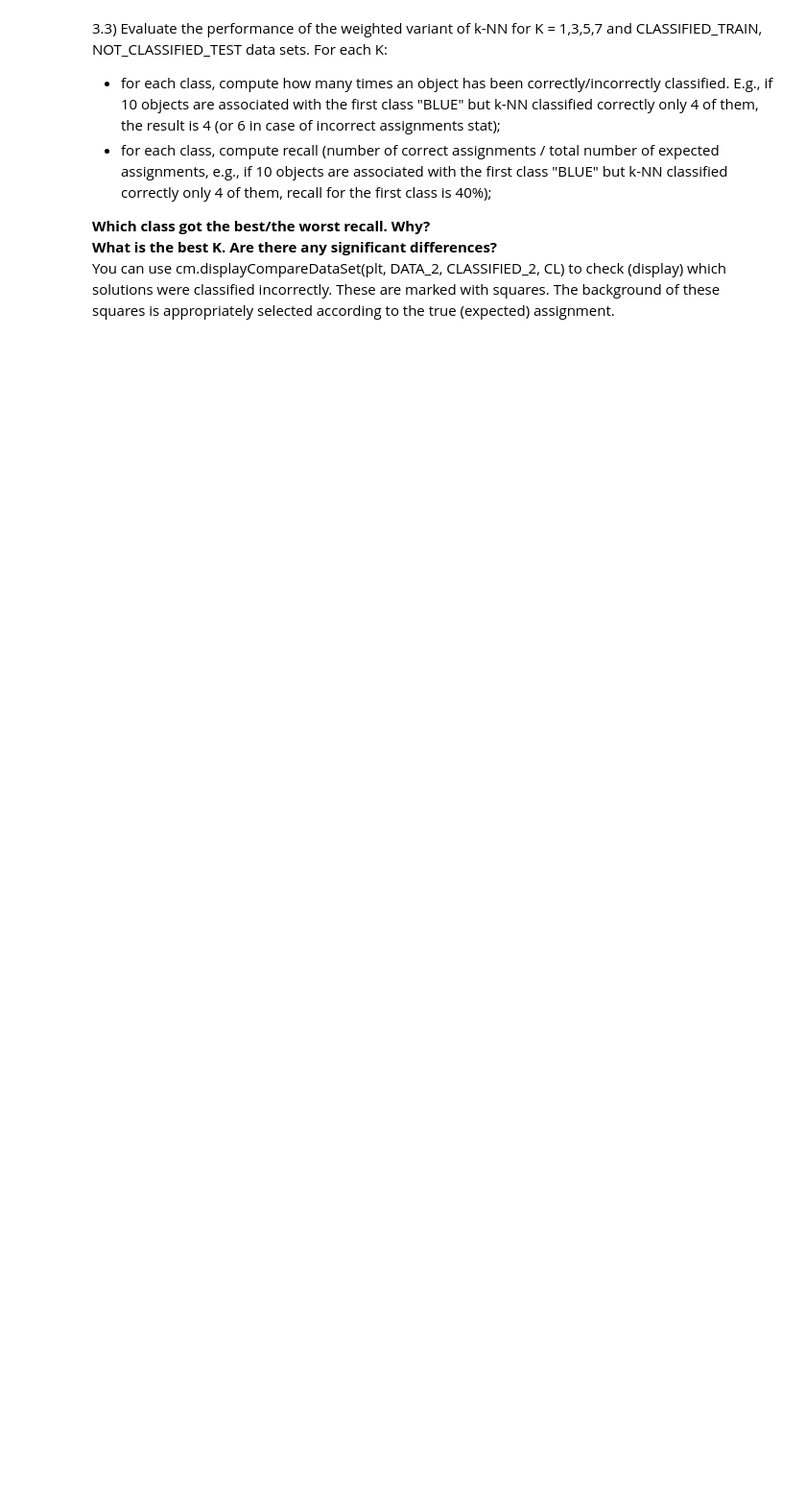
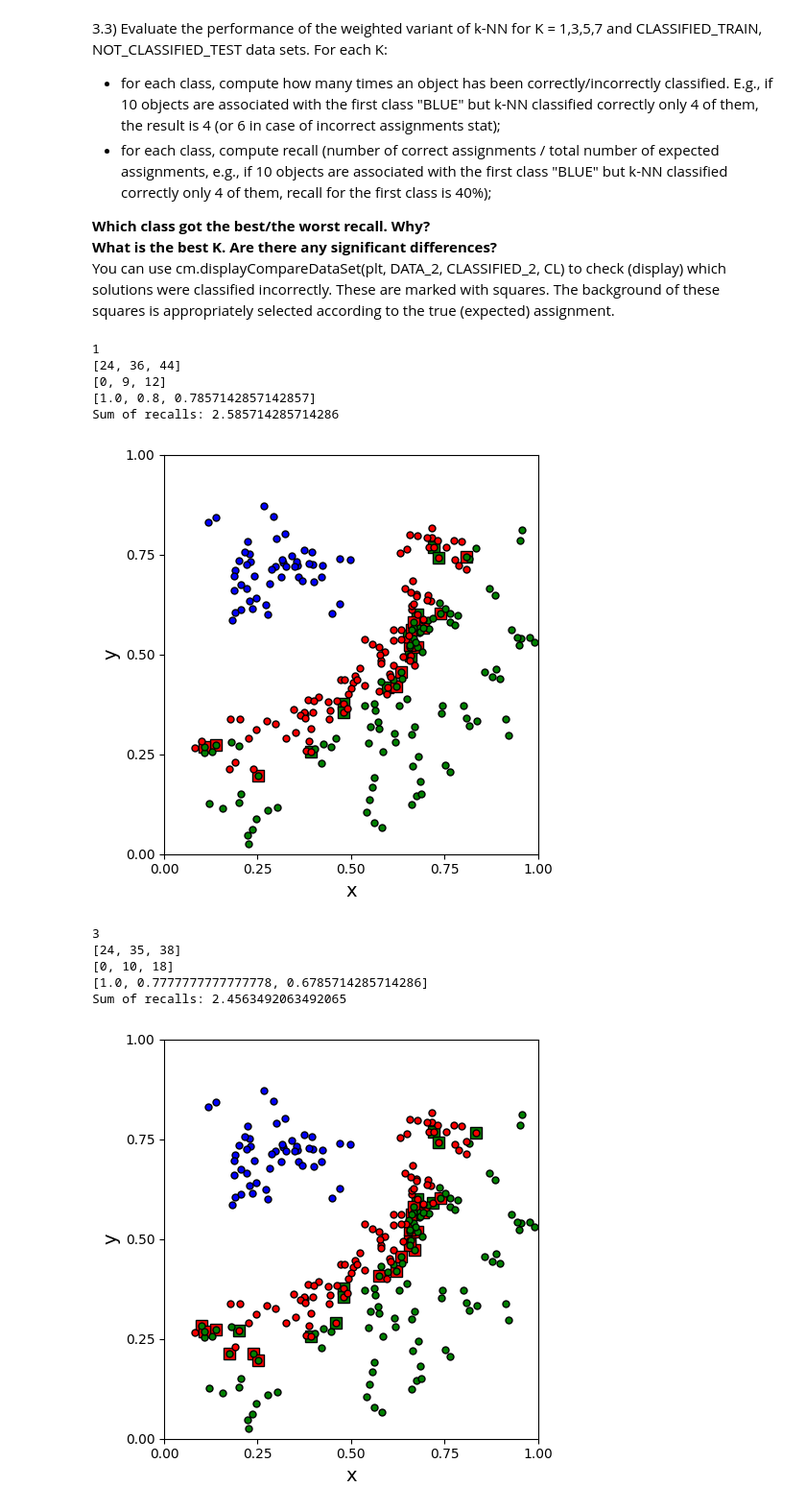
Before and after one commit to bujowskis/put-IAI-labs, a Jupyter notebook: lab2-classification/Exercises.ipynb, the cells around one changed output. Shown at 96% size. Saved outputs shown, nothing was run; the diff lists cells and outputs as text; code cells hidden in the pictures; blank space fills up the shorter version.

```diff
--- a/lab2-classification/Exercises.ipynb
+++ b/lab2-classification/Exercises.ipynb
@@ -265,20 +306,45 @@ You can use cm.displayCompareDataSet(plt, DATA_2, CLASSIFIED_2, CL) to check (di
 # %%
 ### CLASS 1 = BLUE
 ### CLASS 2 = GREEN
 ### CLASS 3 = RED
 
 for K in [1,3,5,7]:
     CL = doKNN(K, DATA_2, CLASSIFIED_TRAIN, NOT_CLASSIFIED_TEST)
     print(K)
     CORRECTLY = [0,0,0]
     INCORRECTLY = [0,0,0]
     RECALL = [0,0,0]
 
-    #TODO
+    for idx in NOT_CLASSIFIED_TEST:
+        true_class = -1
+        for i in range(3):
+            if idx in CLASSIFIED_2[i]:
+                true_class = i
+                break
+        if idx in CL[true_class]:
+            CORRECTLY[true_class] += 1
+        else:
+            INCORRECTLY[true_class] += 1
+    for i in range(3):
+        RECALL[i] = CORRECTLY[i] / (CORRECTLY[i] + INCORRECTLY[i])
 
     ### PRINT STATS
     print(CORRECTLY)
     print(INCORRECTLY)
     print(RECALL)
+    print("Sum of recalls: {}".format(sum(RECALL)))
     ### DISPLAY
     cm.displayCompareDataSet(plt, DATA_2, CLASSIFIED_2, CL)
+# %% [output]
+1
+[24, 36, 44]
+[0, 9, 12]
+[1.0, 0.8, 0.7857142857142857]
+Sum of recalls: 2.585714285714286
+[figure, added]
+3
+[24, 35, 38]
+[0, 10, 18]
+[1.0, 0.7777777777777778, 0.6785714285714286]
+Sum of recalls: 2.4563492063492065
+[figure, added]
```
Also changed, not shown: parts of 9 cells of this notebook, 2 other files.
